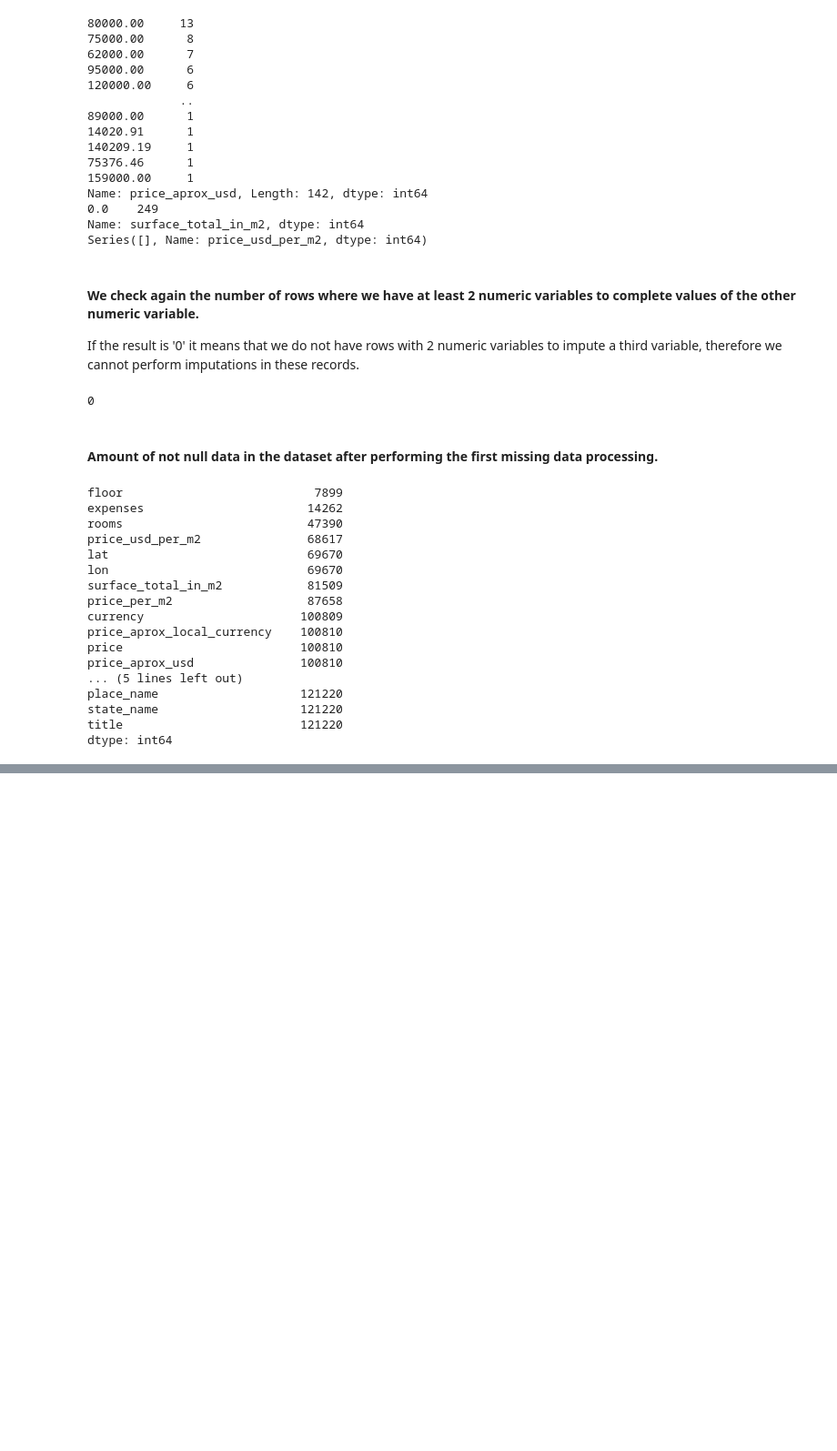
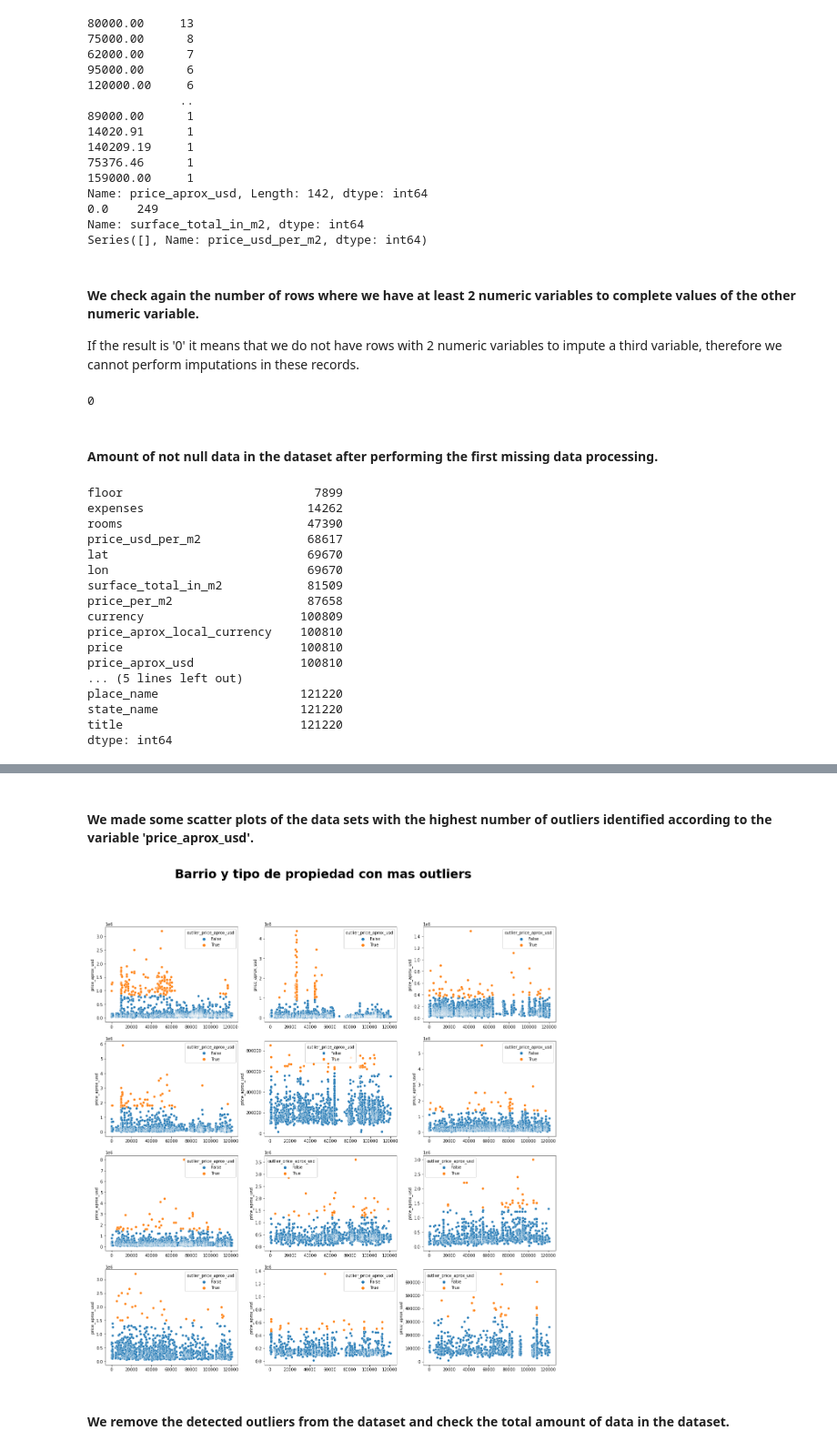
Before and after one commit to JonnathanDMT/Exploratory-Data-Analysis, a Jupyter notebook: CodeWS1.ipynb, the cells around one changed output, grey strips where cells are left out. Shown at 91% size. Drawn from its saved outputs; the diff is of its cells as text; code cells hidden in the pictures; blank space fills up the shorter version.

Commit message:
Outlier detection and elimination

```diff
--- a/CodeWS1.ipynb
+++ b/CodeWS1.ipynb
@@ -339,0 +344,4 @@ dtype: int64
+# %%
+mask_outliers_pau = data.groupby(['place_name','property_type'])['price_aprox_usd'].transform(lambda x: abs((x - x.mean())/x.std())>3)
+data['outlier_price_aprox_usd'] = mask_outliers_pau
+data.outlier_price_aprox_usd.sum()
@@ -339,0 +369,47 @@ dtype: int64
+# %% [markdown]
+#### We made some scatter plots of the data sets with the highest number of outliers identified according to the variable 'price_aprox_usd'.
+# %%
+fig, axes = plt.subplots(4, 3, figsize = (20, 20))
+fig.suptitle('Barrio y tipo de propiedad con mas outliers', size = 30, fontweight ="bold")
+
+mask_pn_pt = (data['place_name'] == 'Córdoba') & (data['property_type'] == 'apartment')
+sns.scatterplot(ax = axes[0,0], data = data[mask_pn_pt], x = data[mask_pn_pt].index, y = 'price_aprox_usd', hue = data[mask_pn_pt].outlier_price_aprox_usd)
+
+mask_pn_pt = (data['place_name'] == 'Rosario') & (data['property_type'] == 'apartment')
+sns.scatterplot(ax = axes[0,1], data = data[mask_pn_pt], x = data[mask_pn_pt].index, y = 'price_aprox_usd', hue = data[mask_pn_pt].outlier_price_aprox_usd)
+
+mask_pn_pt = (data['place_name'] == 'Mar del Plata') & (data['property_type'] == 'apartment')
+sns.scatterplot(ax = axes[0,2], data = data[mask_pn_pt], x = data[mask_pn_pt].index, y = 'price_aprox_usd', hue = data[mask_pn_pt].outlier_price_aprox_usd)
+
+mask_pn_pt = (data['place_name'] == 'Córdoba') & (data['property_type'] == 'house')
+sns.scatterplot(ax = axes[1,0], data = data[mask_pn_pt], x = data[mask_pn_pt].index, y = 'price_aprox_usd', hue = data[mask_pn_pt].outlier_price_aprox_usd)
+
+mask_pn_pt = (data['place_name'] == 'Nordelta') & (data['property_type'] == 'apartment')
+sns.scatterplot(ax = axes[1,1], data = data[mask_pn_pt], x = data[mask_pn_pt].index, y = 'price_aprox_usd', hue = data[mask_pn_pt].outlier_price_aprox_usd)
+
+mask_pn_pt = (data['place_name'] == 'Belgrano') & (data['property_type'] == 'apartment')
+sns.scatterplot(ax = axes[1,2], data = data[mask_pn_pt], x = data[mask_pn_pt].index, y = 'price_aprox_usd', hue = data[mask_pn_pt].outlier_price_aprox_usd)
+
+mask_pn_pt = (data['place_name'] == 'Palermo') & (data['property_type'] == 'apartment')
+sns.scatterplot(ax = axes[2,0], data = data[mask_pn_pt], x = data[mask_pn_pt].index, y = 'price_aprox_usd', hue = data[mask_pn_pt].outlier_price_aprox_usd)
+
+mask_pn_pt = (data['place_name'] == 'Tigre') & (data['property_type'] == 'house')
+sns.scatterplot(ax = axes[2,1], data = data[mask_pn_pt], x = data[mask_pn_pt].index, y = 'price_aprox_usd', hue = data[mask_pn_pt].outlier_price_aprox_usd)
+
+mask_pn_pt = (data['place_name'] == 'Pilar') & (data['property_type'] == 'house')
+sns.scatterplot(ax = axes[2,2], data = data[mask_pn_pt], x = data[mask_pn_pt].index, y = 'price_aprox_usd', hue = data[mask_pn_pt].outlier_price_aprox_usd)
+
+mask_pn_pt = (data['place_name'] == 'Recoleta') & (data['property_type'] == 'apartment')
+sns.scatterplot(ax = axes[3,0], data = data[mask_pn_pt], x = data[mask_pn_pt].index, y = 'price_aprox_usd', hue = data[mask_pn_pt].outlier_price_aprox_usd)
+
+mask_pn_pt = (data['place_name'] == 'Tigre') & (data['property_type'] == 'apartment')
+sns.scatterplot(ax = axes[3,1], data = data[mask_pn_pt], x = data[mask_pn_pt].index, y = 'price_aprox_usd', hue = data[mask_pn_pt].outlier_price_aprox_usd)
+
+mask_pn_pt = (data['place_name'] == 'La Plata') & (data['property_type'] == 'apartment')
+sns.scatterplot(ax = axes[3,2], data = data[mask_pn_pt], x = data[mask_pn_pt].index, y = 'price_aprox_usd', hue = data[mask_pn_pt].outlier_price_aprox_usd)
+
+plt.show()
+# %% [output]
+[figure, added]
+# %% [markdown]
+#### We remove the detected outliers from the dataset and check the total amount of data in the dataset.
```
Also changed, not shown: parts of 22 cells of this notebook.
